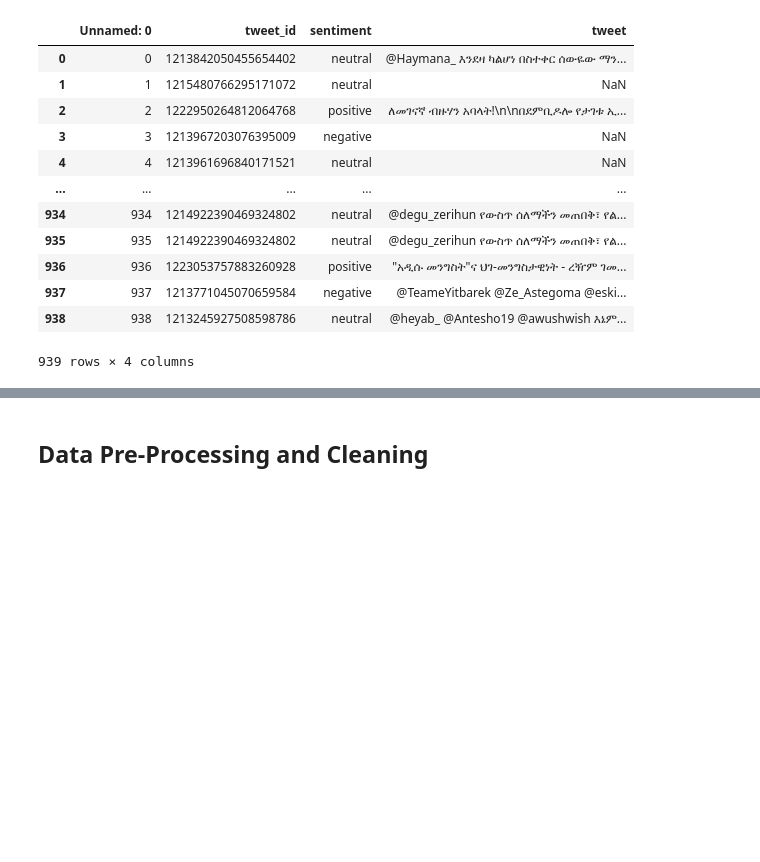
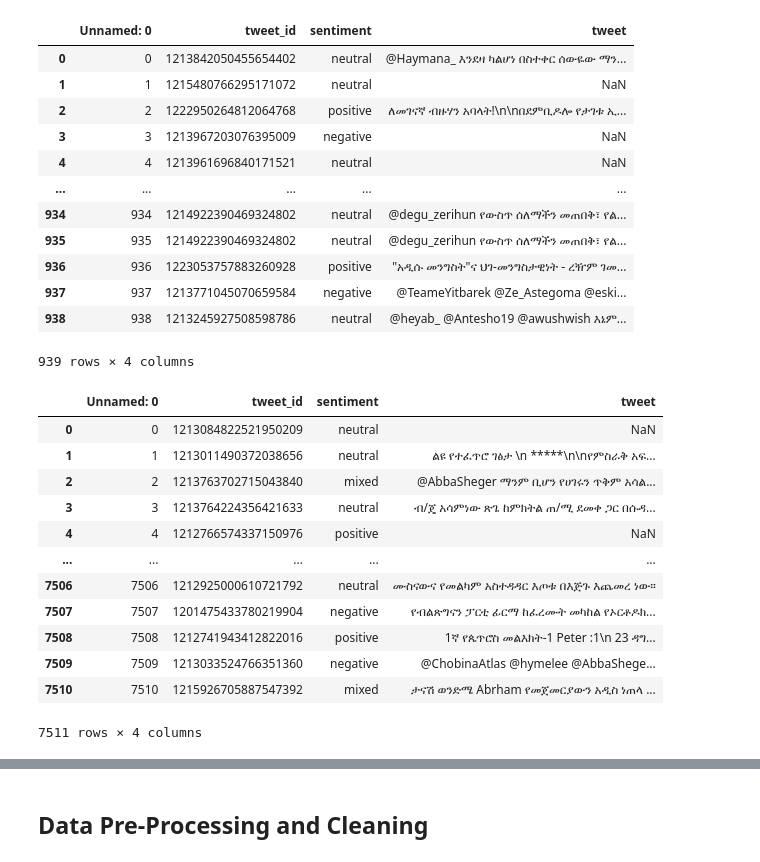
Before and after one commit to liyaSileshi/amharic-sentiment-analysis, a Jupyter notebook: tweet_preprocess.ipynb, the cells around one changed output, grey strips where cells are left out. Saved outputs shown, nothing was run; the diff lists cells and outputs as text; code cells hidden in the pictures; blank space fills up the shorter version.

```diff
--- a/tweet_preprocess.ipynb
+++ b/tweet_preprocess.ipynb
@@ -37,3 +37,21 @@ df_test
 | 937 | 937 | 1213771045070659584 | negative | @TeameYitbarek @Ze_Astegoma @eski... |
 | 938 | 938 | 1213245927508598786 | neutral | @heyab_ @Antesho19 @awushwish እኔም... |
 939 rows × 4 columns
+# %%
+url = "https://raw.githubusercontent.com/liyaSileshi/amharic-sentiment-analysis/main/data_preprocess/train.csv"
+df_train = pd.read_csv(url)
+df_train
+# %% [output]
+|  | Unnamed: 0 | tweet_id | sentiment | tweet |
+| 0 | 0 | 1213084822521950209 | neutral | NaN |
+| 1 | 1 | 1213011490372038656 | neutral | ልዩ የተፈጥሮ ገፅታ \n *****\n\nየምስራቅ አፍ... |
+| 2 | 2 | 1213763702715043840 | mixed | @AbbaSheger ማንም ቢሆን የሀገሩን ጥቅም አሳል... |
+| 3 | 3 | 1213764224356421633 | neutral | ብ/ጄ አሳምነው ጽጌ ከምክትል ጠ/ሚ ደመቀ ጋር በሱዳ... |
+| 4 | 4 | 1212766574337150976 | positive | NaN |
+| ... | ... | ... | ... | ... |
+| 7506 | 7506 | 1212925000610721792 | neutral | ሙስናውና የመልካም አስተዳዳር እጦቱ በእጅጉ እጨመረ ነው። |
+| 7507 | 7507 | 1201475433780219904 | negative | የብልጽግናን ፓርቲ ፊርማ ከፈረሙት መካከል የኦርቶዶክ... |
+| 7508 | 7508 | 1212741943412822016 | positive | 1ኛ የጴጥሮስ መልእክት-1 Peter :1\n 23 ዳግ... |
+| 7509 | 7509 | 1213033524766351360 | negative | @ChobinaAtlas @hymelee @AbbaShege... |
+| 7510 | 7510 | 1215926705887547392 | mixed | ታናሽ ወንድሜ Abrham የመጀመርያውን አዲስ ነጠላ ... |
+7511 rows × 4 columns
```
Also changed, not shown: parts of 22 cells of this notebook.
